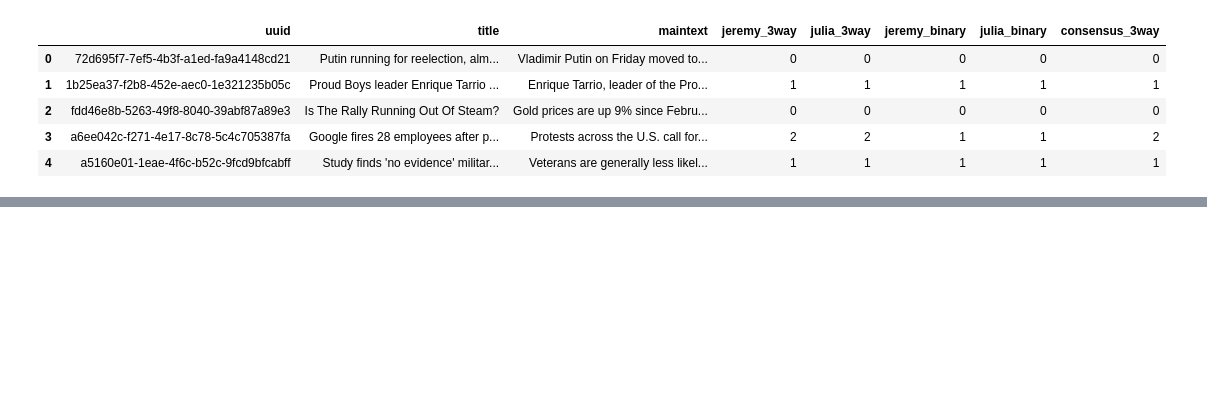
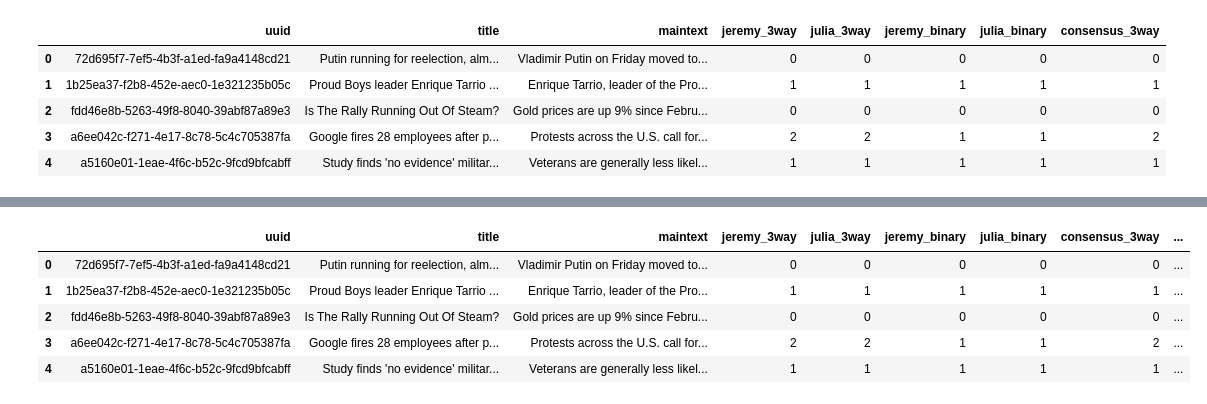
Before and after one commit to jjzhao12/protests_chai, a Jupyter notebook: gpt_relevance_stage.ipynb, the cells around one changed output, grey strips where cells are left out. Saved outputs shown, nothing was run; the diff lists cells and outputs as text; code cells hidden in the pictures; blank space fills up the shorter version.

```diff
--- a/gpt_relevance_stage.ipynb
+++ b/gpt_relevance_stage.ipynb
@@ -11,3 +11,7 @@ df.head()
 | 2 | fdd46e8b-5263-49f8-8040-39abf87a89e3 | Is The Rally Running Out Of Steam? | Gold prices are up 9% since Febru... | 0 | 0 | 0 | 0 | 0 |
 | 3 | a6ee042c-f271-4e17-8c78-5c4c705387fa | Google fires 28 employees after p... | Protests across the U.S. call for... | 2 | 2 | 1 | 1 | 2 |
 | 4 | a5160e01-1eae-4f6c-b52c-9fcd9bfcabff | Study finds 'no evidence' militar... | Veterans are generally less likel... | 1 | 1 | 1 | 1 | 1 |
+# %%
+df['consensus_binary'] = df["consensus_3way"].replace({2: 1})
+df = df.drop(df.index[[21, 22, 23, 24]])
+df['consensus_binary'].value_counts()
@@ -14 +23,7 @@ df.head()
+# %%
+import importlib
+import relevance_prompts
+
+importlib.reload(relevance_prompts)
+PROMPT_TEXT = relevance_prompts.PROMPT
 # %%
@@ -172,6 +275,0 @@ def call_gpt_label(client, prompt_spec, title, text, cfg):
-# %%
-#df = pd.read_csv("relevance_40.csv").reset_index(drop=True)
-df["gold_label"] = df["consensus_3way"].apply(normalize_gold) # make numerical
-
-skf = StratifiedKFold(n_splits=5, shuffle=True, random_state=42)
-folds = list(skf.split(df, df["gold_label"]))
@@ -303,0 +313,16 @@ Macro F1: 0.5611010284331518
+# %%
+# Cell 2 — OPTIONAL: run on all rows + save (run this only when ready)
+
+bin_out = run_binary_for_prompt(df, PROMPT_SPEC_A, client, cfg)
+
+os.makedirs("results", exist_ok=True)
+bin_out.to_csv("results/relevance_binary_variantA.csv", index=False)
+
+bin_out.head()
+# %% [output]
+|  | uuid | title | maintext | jeremy_3way | julia_3way | jeremy_binary | julia_binary | consensus_3way | ... |
+| 0 | 72d695f7-7ef5-4b3f-a1ed-fa9a4148cd21 | Putin running for reelection, alm... | Vladimir Putin on Friday moved to... | 0 | 0 | 0 | 0 | 0 | ... |
+| 1 | 1b25ea37-f2b8-452e-aec0-1e321235b05c | Proud Boys leader Enrique Tarrio ... | Enrique Tarrio, leader of the Pro... | 1 | 1 | 1 | 1 | 1 | ... |
+| 2 | fdd46e8b-5263-49f8-8040-39abf87a89e3 | Is The Rally Running Out Of Steam? | Gold prices are up 9% since Febru... | 0 | 0 | 0 | 0 | 0 | ... |
+| 3 | a6ee042c-f271-4e17-8c78-5c4c705387fa | Google fires 28 employees after p... | Protests across the U.S. call for... | 2 | 2 | 1 | 1 | 2 | ... |
+| 4 | a5160e01-1eae-4f6c-b52c-9fcd9bfcabff | Study finds 'no evidence' militar... | Veterans are generally less likel... | 1 | 1 | 1 | 1 | 1 | ... |
```
Also changed, not shown: parts of 9 cells of this notebook, 22 other files.
